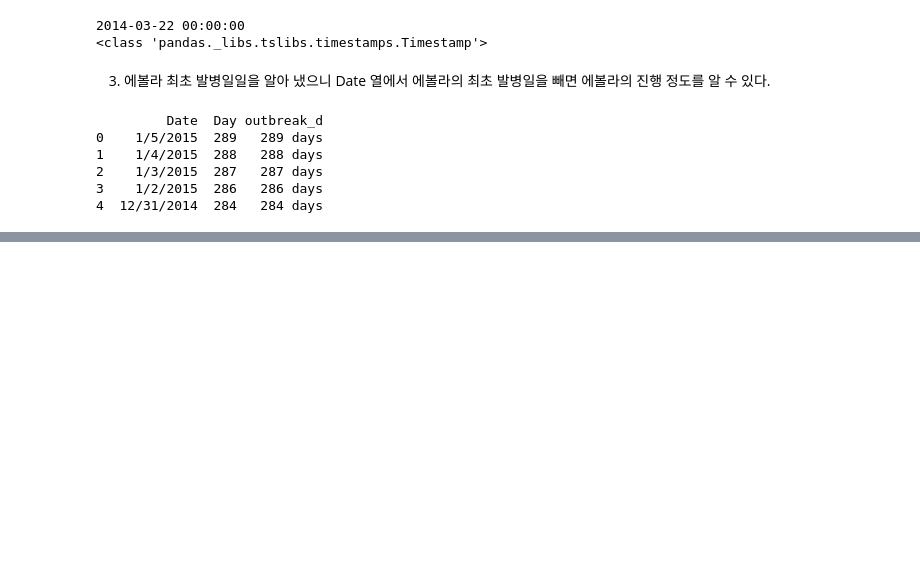
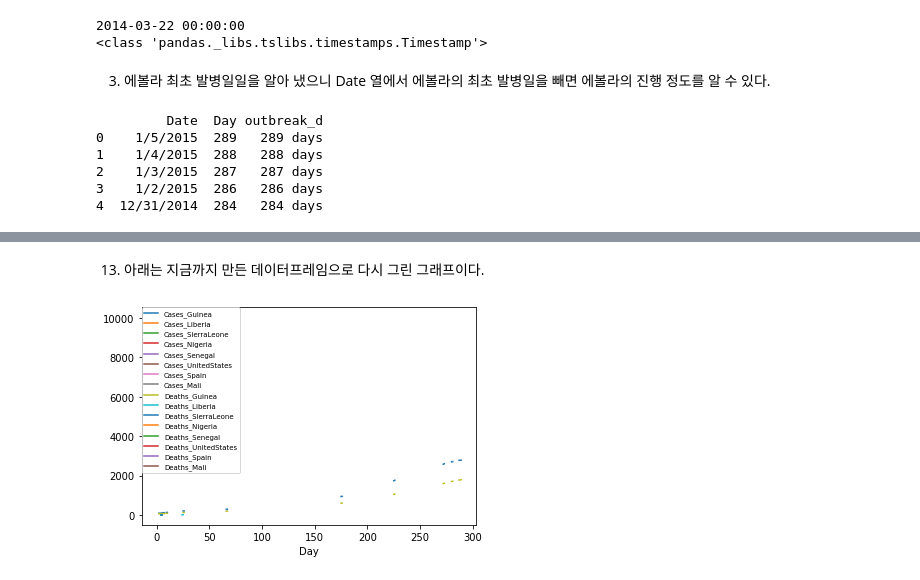
Before and after one commit to jaeyoon89/doit_pandas_study, a Jupyter notebook: ch12_pandas_timeseries_#2.ipynb, the cells around one changed output, grey strips where cells are left out. Cells and saved outputs as stored; diff of their text form; code cells hidden in the pictures; blank space fills up the shorter version.

```diff
--- a/ch12_pandas_timeseries_#2.ipynb
+++ b/ch12_pandas_timeseries_#2.ipynb
@@ -44,0 +572,6 @@ print(ebola[['Date', 'Day', 'outbreak_d']].head())
+# %%
+earliest_date = ebola.index.min()
+print(earliest_date)
+
+shift_values = last_valid - earliest_date
+print(shift_values)
@@ -44,0 +601,6 @@ print(ebola[['Date', 'Day', 'outbreak_d']].head())
+# %%
+ebola_dict = {}
+for idx, col in enumerate(ebola):
+    d = shift_values[idx].days
+    shifted = ebola[col].shift(d)
+    ebola_dict[col] = shifted
@@ -44,0 +609,2 @@ print(ebola[['Date', 'Day', 'outbreak_d']].head())
+# %%
+ebola_shift = pd.DataFrame(ebola_dict)
@@ -44,0 +635,5 @@ print(ebola[['Date', 'Day', 'outbreak_d']].head())
+# %%
+ebola_shift.index = ebola_shift['Day']
+ebola_shift = ebola_shift.drop(['Date', 'Day'], axis=1)
+
+print(ebola_shift.tail())
@@ -44,0 +658,9 @@ print(ebola[['Date', 'Day', 'outbreak_d']].head())
+# %% [markdown]
+13) 아래는 지금까지 만든 데이터프레임으로 다시 그린 그래프이다.
+# %%
+fig, ax = plt.subplots()
+ax = ebola_shift.iloc[:,:].plot(ax=ax)
+ax.legend(fontsize = 7 , loc=2, borderaxespad=0.)
+plt.show()
+# %% [output]
+[figure, added]
```
Also changed, not shown: parts of 68 cells of this notebook.
